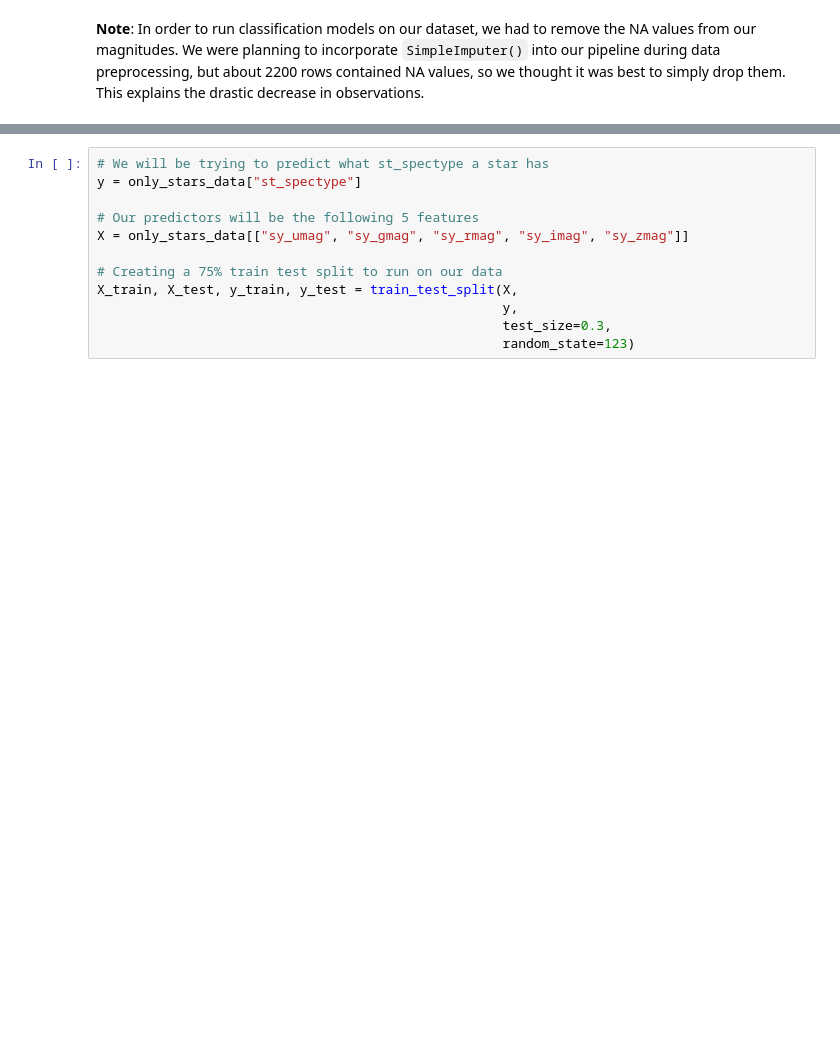
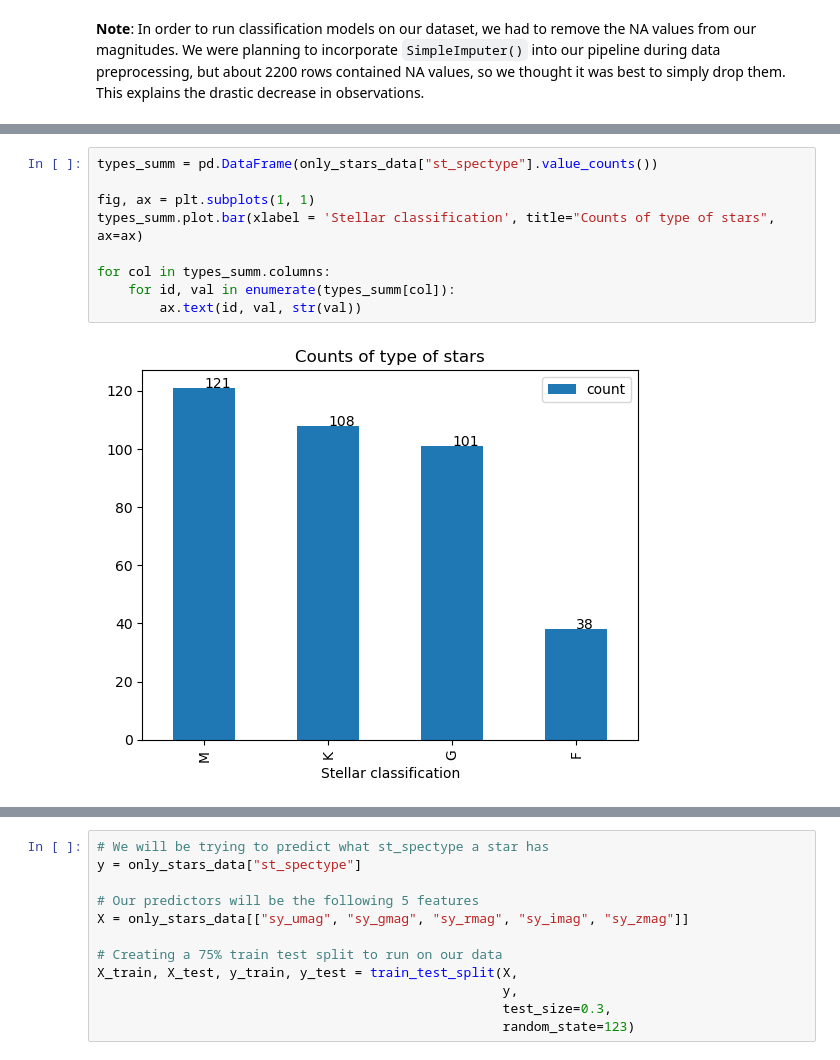
Before and after one commit to DSCI-310-2024/DSC310-Group16-Stellar_Classification, a Jupyter notebook: Spectral_type_classification_report.ipynb, the cells around one changed output, grey strips where cells are left out. Cells and saved outputs as stored; diff of their text form; blank space fills up the shorter version.

```diff
--- a/Spectral_type_classification_report.ipynb
+++ b/Spectral_type_classification_report.ipynb
@@ -229,0 +198,11 @@ In order to run classification models on our dataset, we had to remove the NA va
+# %%
+types_summ = pd.DataFrame(only_stars_data["st_spectype"].value_counts())
+
+fig, ax = plt.subplots(1, 1)
+types_summ.plot.bar(xlabel = 'Stellar classification', title="Counts of type of stars", ax=ax)
+
+for col in types_summ.columns:
+    for id, val in enumerate(types_summ[col]):
+        ax.text(id, val, str(val))
+# %% [output]
+[figure, added]
```
Also changed, not shown: parts of 29 cells of this notebook.
